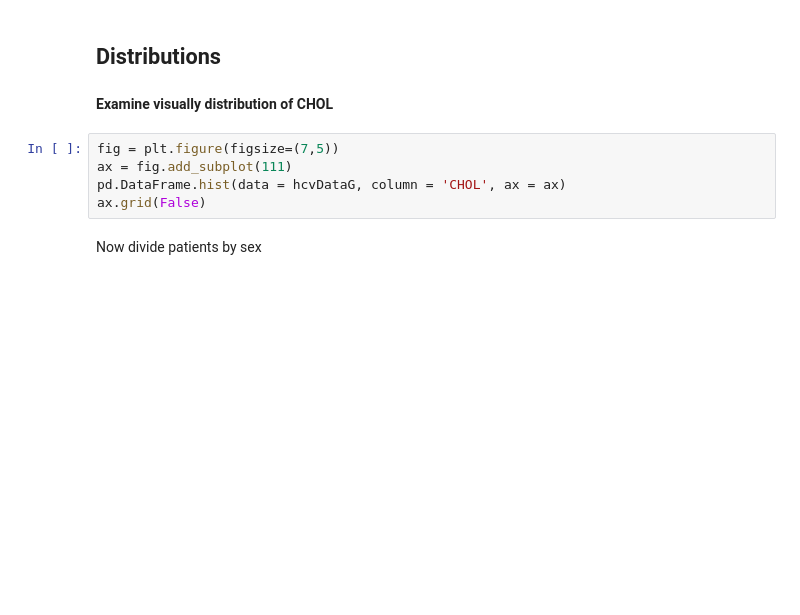
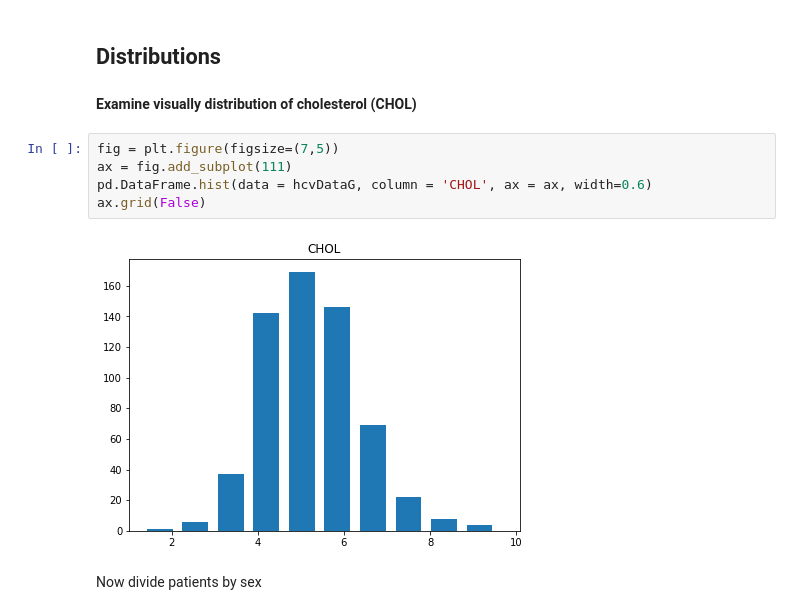
Before and after one commit to UlaSmycz/NGSeminar_biostatistics, a Jupyter notebook: NGSeminar - Introduction to biostatistics.ipynb, the cells around one changed output. Cells and saved outputs as stored; diff of their text form; blank space fills up the shorter version.

```diff
--- a/NGSeminar - Introduction to biostatistics.ipynb
+++ b/NGSeminar - Introduction to biostatistics.ipynb
@@ -204,12 +258,14 @@ hcvDataG.loc[:, ['Age', 'CHOL']].groupby(hcvDataG.loc[:, 'Sex']).describe()
 # %% [markdown]
 ## Distributions
 # %% [markdown]
-**Examine visually distribution of CHOL**
+**Examine visually distribution of cholesterol (CHOL)**
 # %%
 fig = plt.figure(figsize=(7,5))
 ax = fig.add_subplot(111)
-pd.DataFrame.hist(data = hcvDataG, column = 'CHOL', ax = ax)
+pd.DataFrame.hist(data = hcvDataG, column = 'CHOL', ax = ax, width=0.6)
 ax.grid(False)
+# %% [output]
+[figure, added]
 # %% [markdown]
 Now divide patients by sex
 # %%
```
Also changed, not shown: parts of 91 cells of this notebook.
